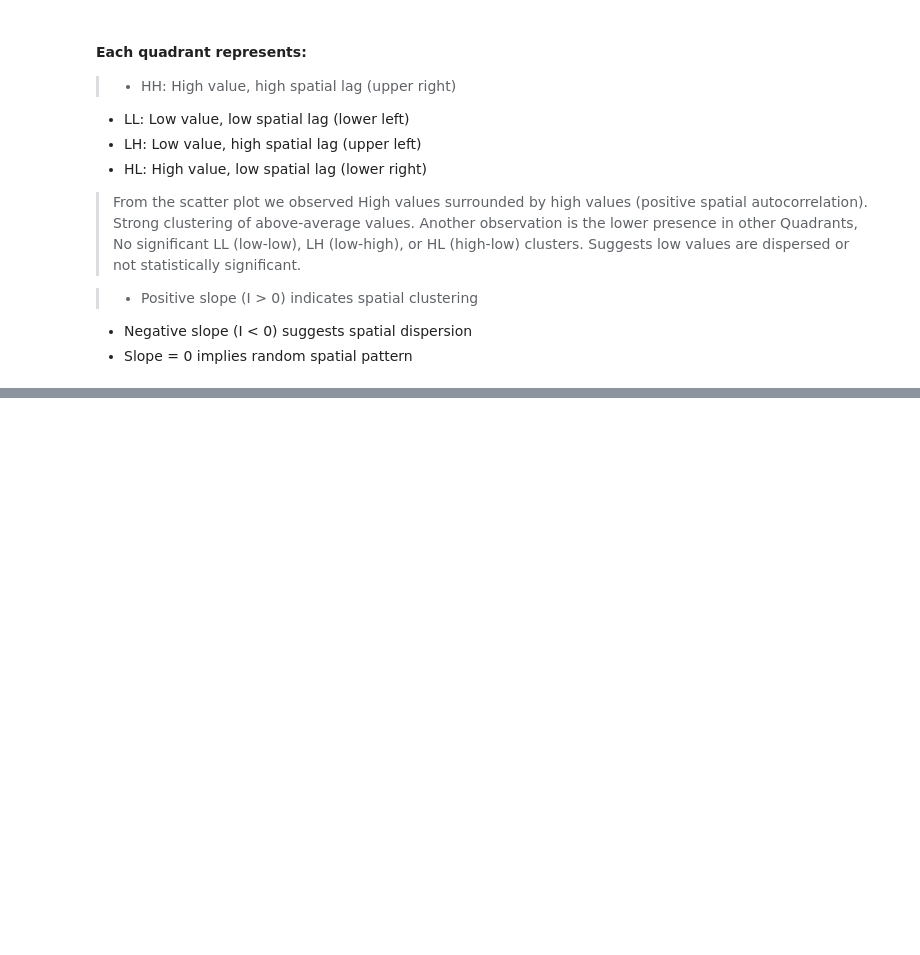
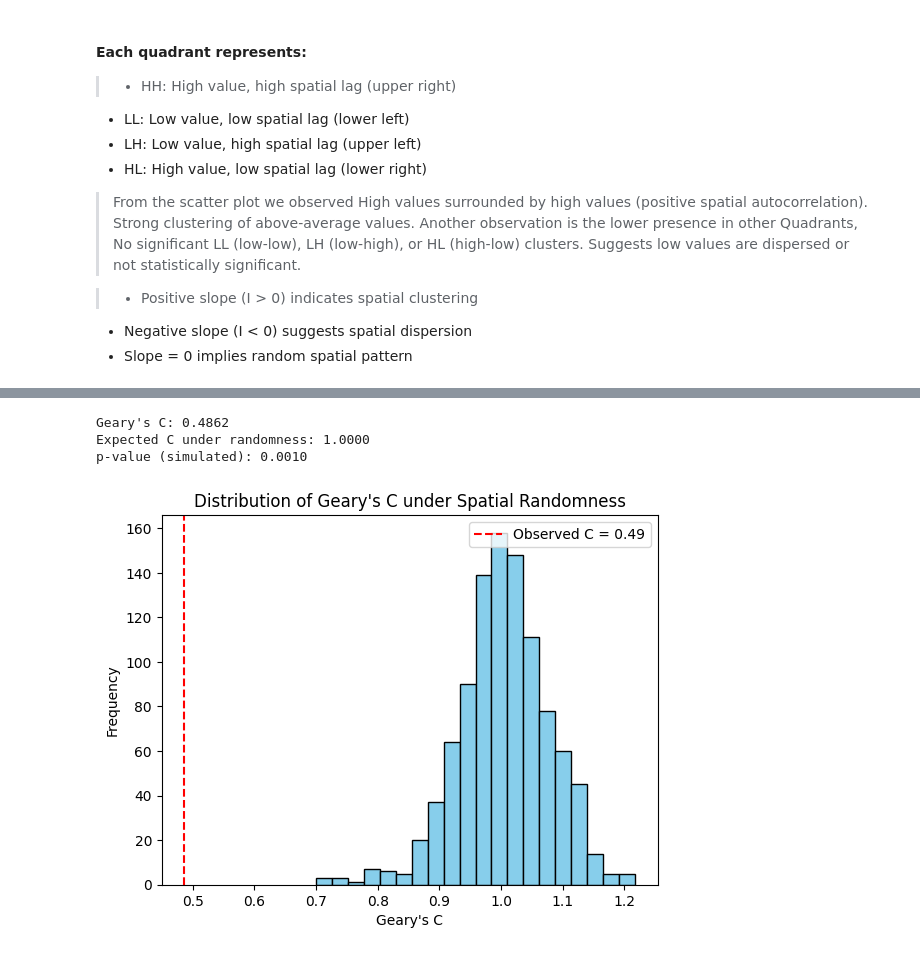
Before and after one commit to MLTesla/IndiaCropProductionEDA, a Jupyter notebook: Report.ipynb, the cells around one changed output, grey strips where cells are left out. Saved outputs shown, nothing was run; the diff lists cells and outputs as text; code cells hidden in the pictures; blank space fills up the shorter version.

```diff
--- a/Report.ipynb
+++ b/Report.ipynb
@@ -738,0 +867,31 @@ from esda.moran import Moran_Local
+# %%
+from esda.geary import Geary
+
+# Compute Geary's C with 999 permutations for significance testing
+geary = Geary(State_local['Production'], w, permutations=999)
+
+# Results
+print(f"Geary's C: {geary.C:.4f}")
+print(f"Expected C under randomness: {geary.EC:.4f}")
+print(f"p-value (simulated): {geary.p_sim:.4f}")
+
+# Geary's C:
+
+# C<1: Positive spatial autocorrelation (similar values cluster).
+# C>1: Negative spatial autocorrelation (dissimilar values cluster).
+# C≈1: No spatial pattern (random distribution).
+
+# p-value: A value ≤ 0.05 indicates statistical significance.
+
+plt.hist(geary.sim, bins=20, color='skyblue', edgecolor='k')
+plt.axvline(geary.C, color='red', linestyle='--', label=f'Observed C = {geary.C:.2f}')
+plt.xlabel("Geary's C")
+plt.ylabel("Frequency")
+plt.title("Distribution of Geary's C under Spatial Randomness")
+plt.legend()
+plt.show()
+# %% [output]
+Geary's C: 0.4862
+Expected C under randomness: 1.0000
+p-value (simulated): 0.0010
+[figure, added]
```
Also changed, not shown: parts of 11 cells of this notebook.
